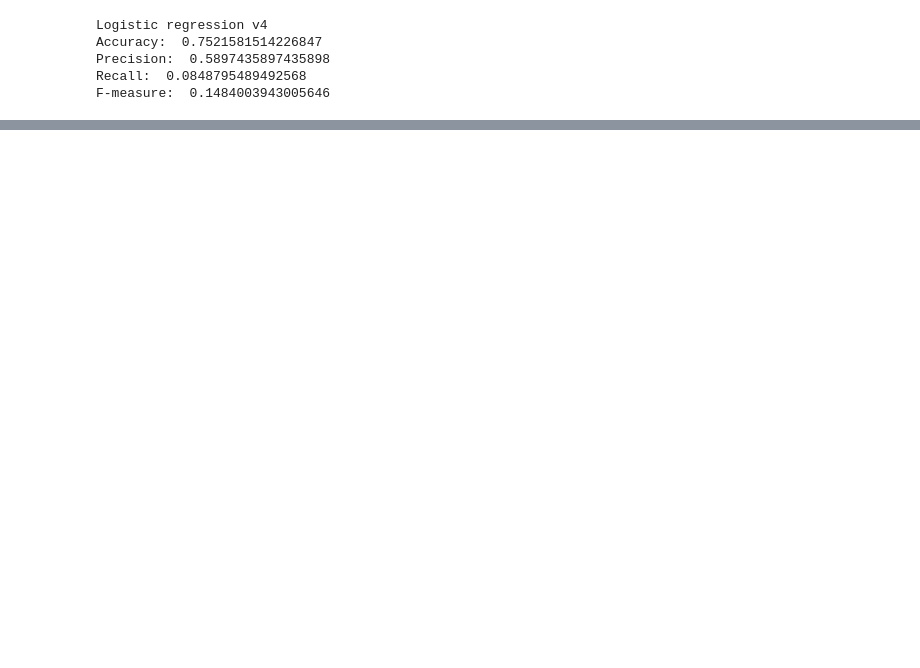
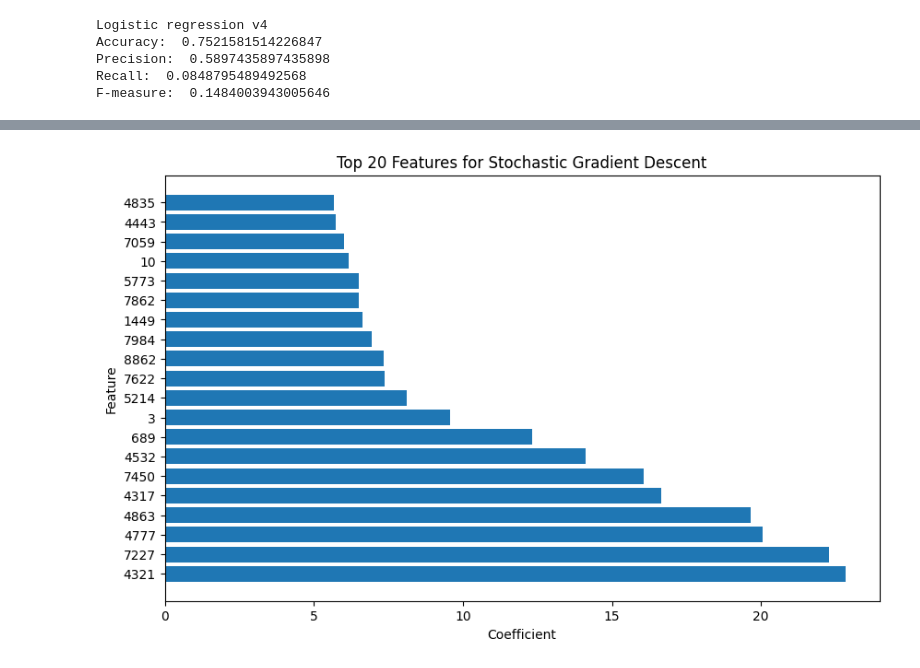
Before and after one commit to Bohdanken/Proga, a Jupyter notebook: 4.2_model_analysis.ipynb, the cells around one changed output, grey strips where cells are left out. Cells and saved outputs as stored; diff of their text form; code cells hidden in the pictures; blank space fills up the shorter version.

```diff
--- a/4.2_model_analysis.ipynb
+++ b/4.2_model_analysis.ipynb
@@ -125,0 +163,15 @@ evaluate_classification(y_test_quarter, predicted4)
+# %%
+coef = clf2.coef_[0]
+
+top20_indices = np.argsort(coef)[::-1][:20]
+top20_coef = coef[top20_indices]
+
+plt.figure(figsize=(10, 6))
+plt.barh(range(len(top20_coef)), top20_coef)
+plt.yticks(range(len(top20_coef)), top20_indices)
+plt.xlabel('Coefficient')
+plt.ylabel('Feature')
+plt.title('Top 20 Features for Stochastic Gradient Descent')
+plt.show()
+# %% [output]
+[figure, added]
```
Also changed, not shown: parts of 22 cells of this notebook, 2 other files.
